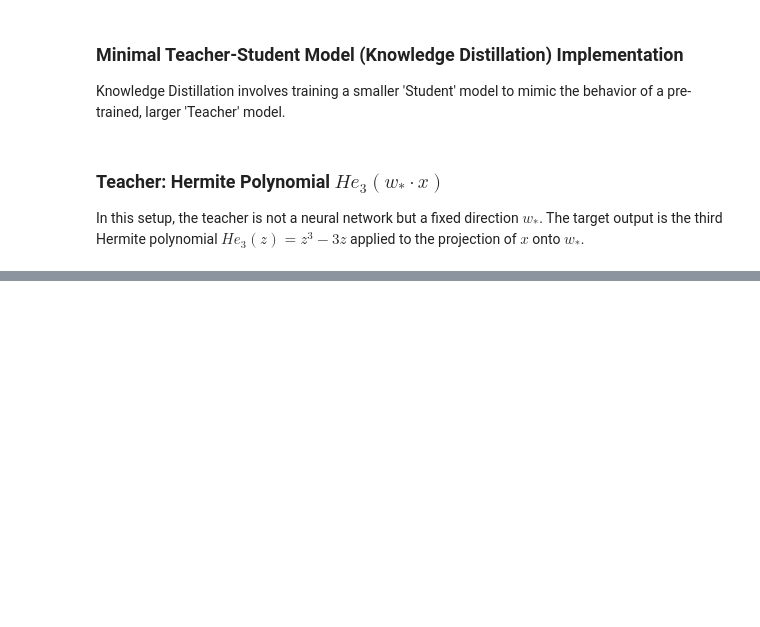
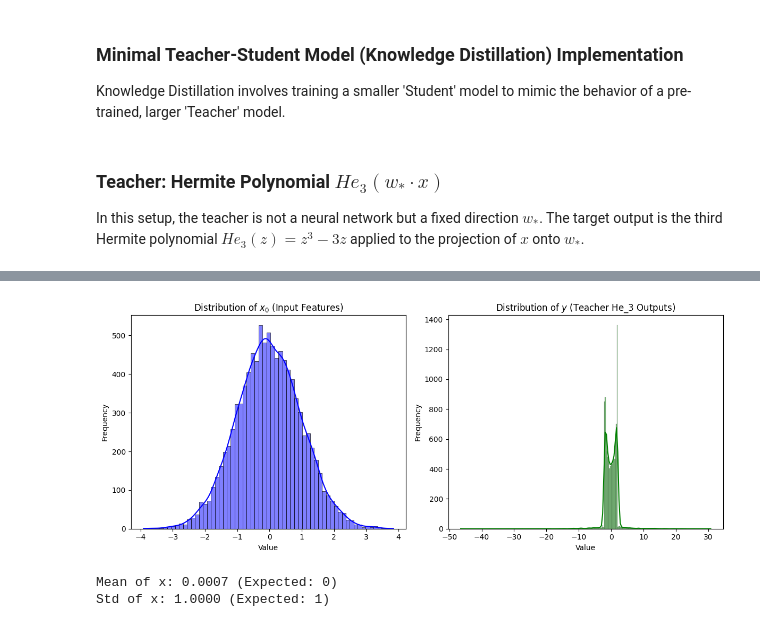
Before and after one commit to nilnil47/simple-committee-machine, a Jupyter notebook: simple_commette_machine.ipynb, the cells around one changed output, grey strips where cells are left out. Drawn from its saved outputs; the diff is of its cells as text; code cells hidden in the pictures; blank space fills up the shorter version.

```diff
--- a/simple_commette_machine.ipynb
+++ b/simple_commette_machine.ipynb
@@ -136,0 +211,30 @@ git version 2.34.1
+# %%
+import matplotlib.pyplot as plt
+import seaborn as sns
+
+# Visualize the distributions
+plt.figure(figsize=(12, 5))
+
+# 1. Feature Distribution (First dimension)
+plt.subplot(1, 2, 1)
+sns.histplot(x_data[:, 0].numpy(), kde=True, color='blue')
+plt.title('Distribution of $x_0$ (Input Features)')
+plt.xlabel('Value')
+plt.ylabel('Frequency')
+
+# 2. Target Distribution (Teacher Outputs)
+plt.subplot(1, 2, 2)
+sns.histplot(y_data.numpy(), kde=True, color='green')
+plt.title('Distribution of $y$ (Teacher He_3 Outputs)')
+plt.xlabel('Value')
+plt.ylabel('Frequency')
+
+plt.tight_layout()
+plt.show()
+
+print(f"Mean of x: {x_data.mean().item():.4f} (Expected: 0)")
+print(f"Std of x: {x_data.std().item():.4f} (Expected: 1)")
+# %% [output]
+[figure, added]
+Mean of x: 0.0007 (Expected: 0)
+Std of x: 1.0000 (Expected: 1)
```
Also changed, not shown: parts of 10 cells of this notebook.
